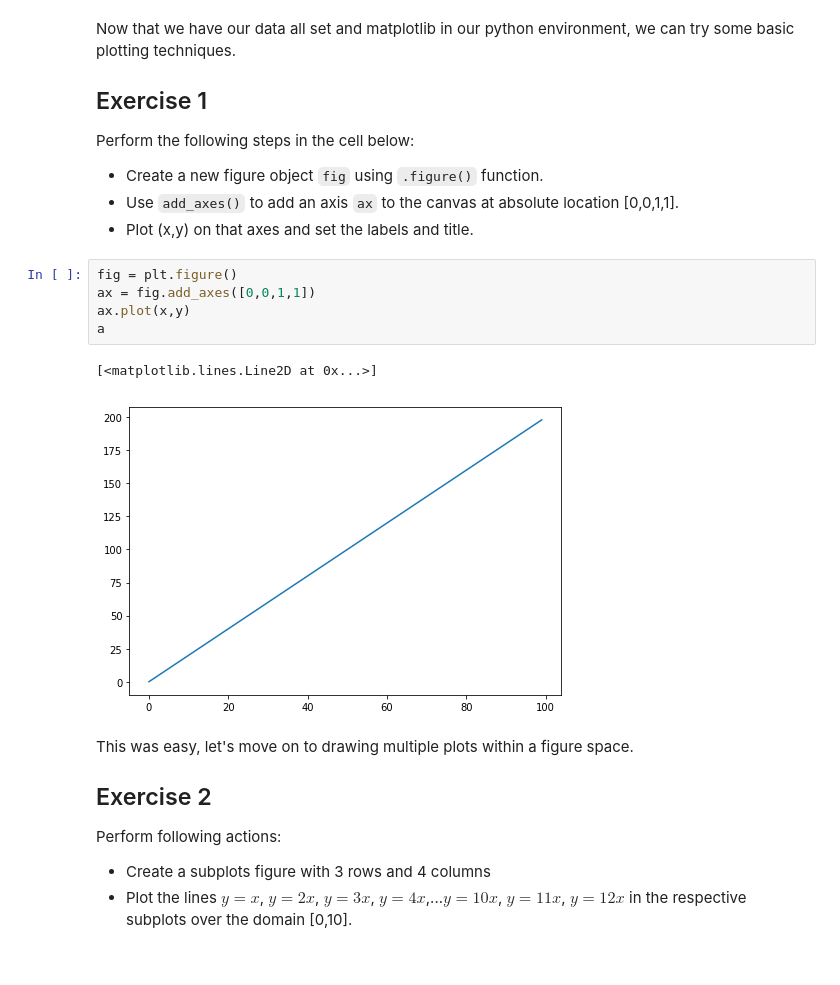
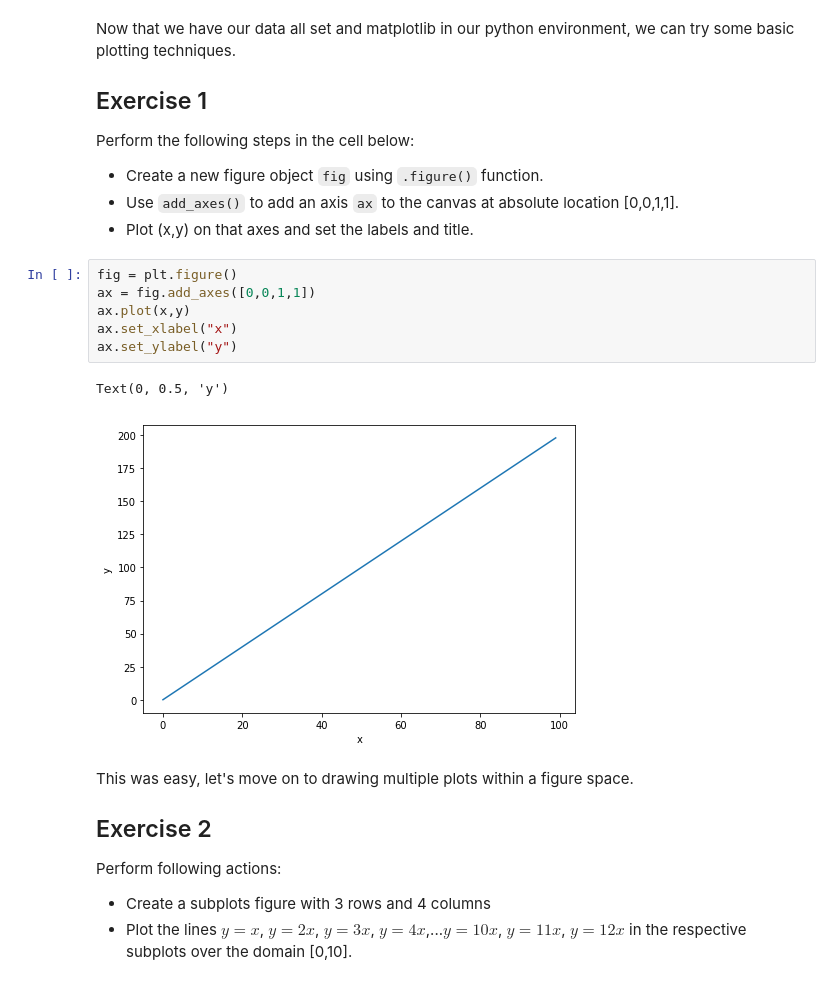
Before and after one commit to keita-dc/dsc-more-practice-with-matplotlib-lab-dc-ds-060319, a Jupyter notebook: index.ipynb, the cells around one changed output. Drawn from its saved outputs; the diff is of its cells as text.

```diff
--- a/index.ipynb
+++ b/index.ipynb
@@ -62,11 +62,12 @@ Perform the following steps in the cell below:
 # %%
 fig = plt.figure()
 ax = fig.add_axes([0,0,1,1])
 ax.plot(x,y)
-a
+ax.set_xlabel("x")
+ax.set_ylabel("y")
 # %% [output]
-[<matplotlib.lines.Line2D at 0x...>]
+Text(0, 0.5, 'y')
-[figure, old version]
+[figure, new version]
 # %% [markdown]
 This was easy, let's move on to drawing multiple plots within a figure space.
 
```
